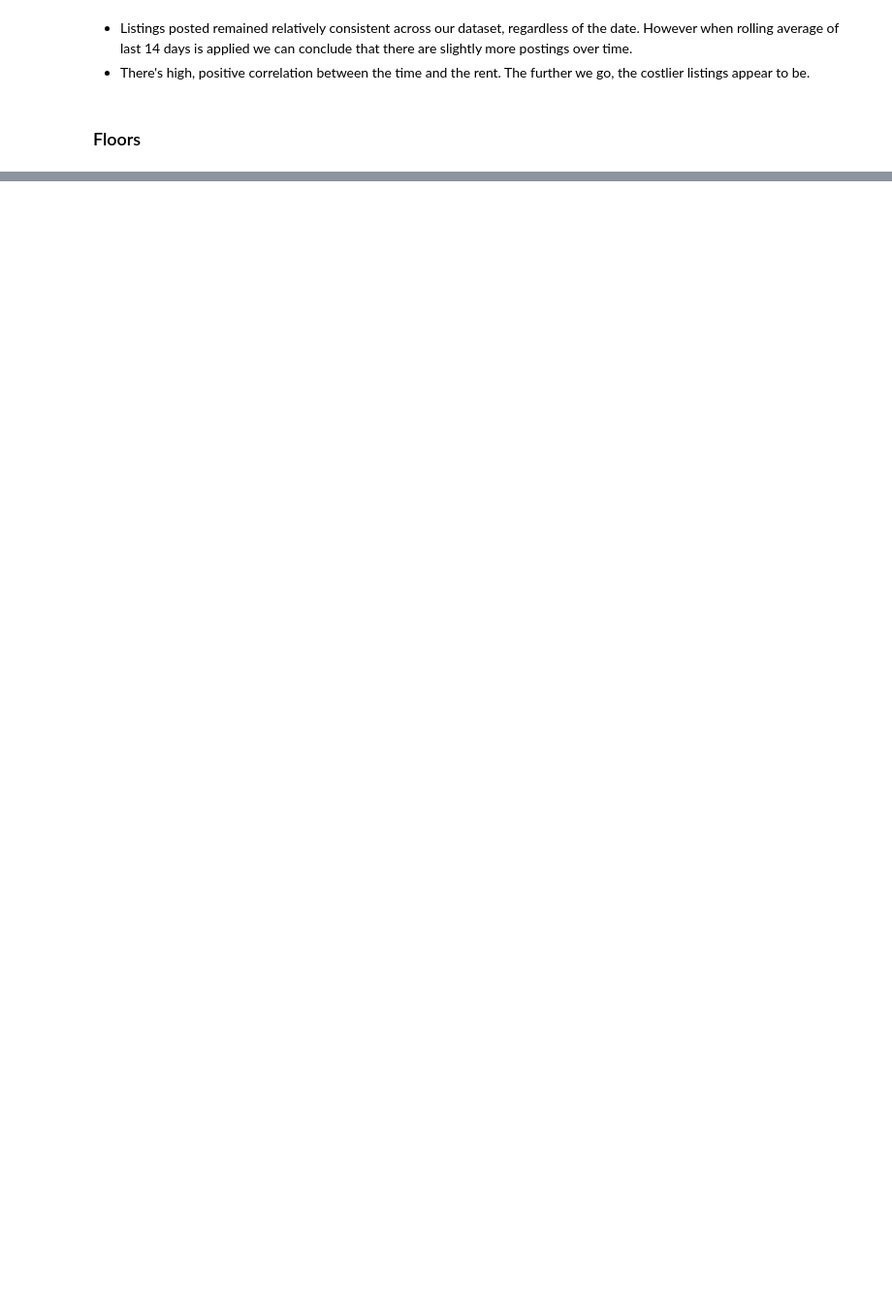
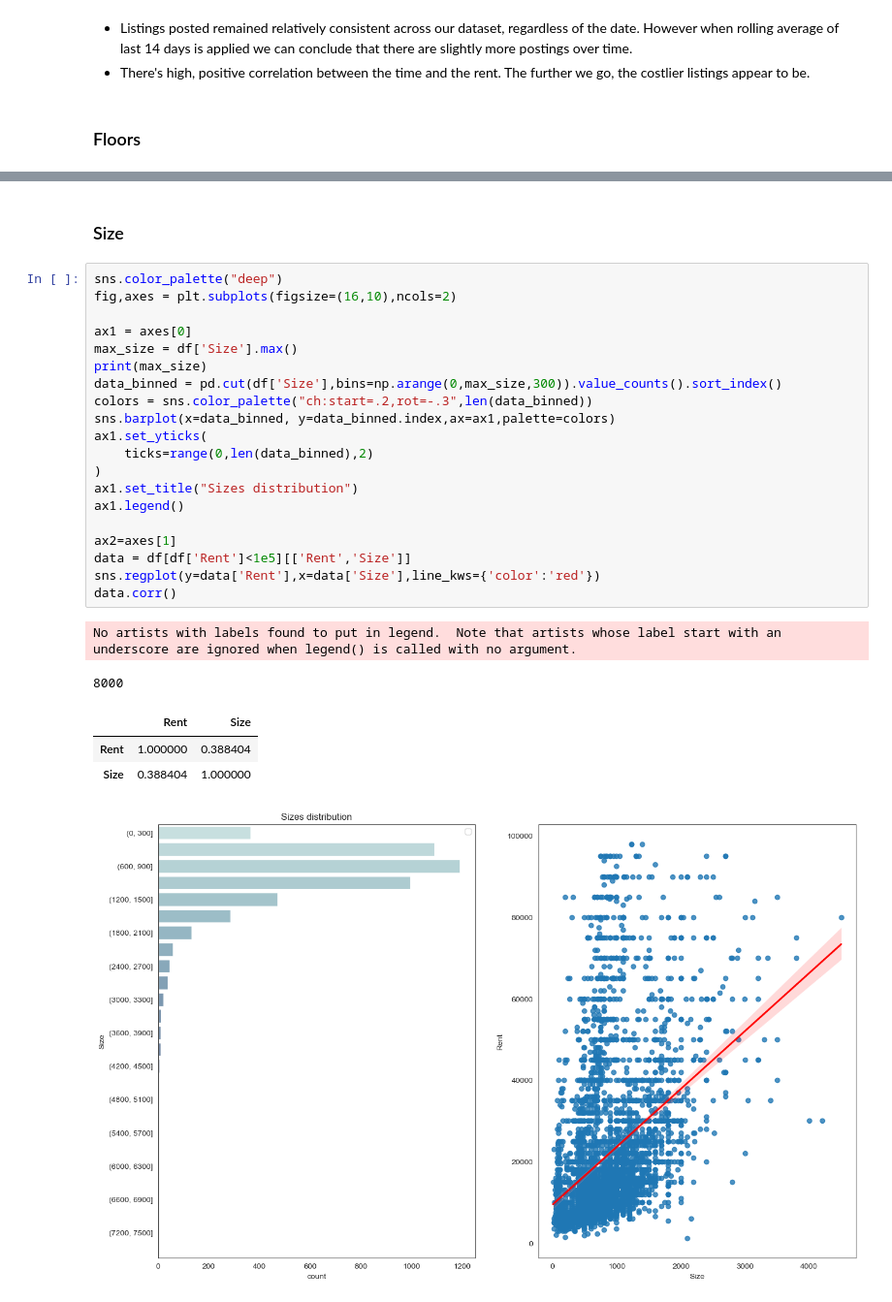
Before and after one commit to veektorf1/rent_prediction, a Jupyter notebook: Rent prediction.ipynb, the cells around one changed output, grey strips where cells are left out. Shown at 97% size. Saved outputs shown, nothing was run; the diff lists cells and outputs as text; blank space fills up the shorter version.

```diff
--- a/Rent prediction.ipynb
+++ b/Rent prediction.ipynb
@@ -286,0 +300,29 @@ Name: Rent, Length: 4743, dtype: int64
+# %% [markdown]
+### Size
+# %%
+sns.color_palette("deep")
+fig,axes = plt.subplots(figsize=(16,10),ncols=2)
+
+ax1 = axes[0]
+max_size = df['Size'].max()
+print(max_size)
+data_binned = pd.cut(df['Size'],bins=np.arange(0,max_size,300)).value_counts().sort_index()
+colors = sns.color_palette("ch:start=.2,rot=-.3",len(data_binned))
+sns.barplot(x=data_binned, y=data_binned.index,ax=ax1,palette=colors)
+ax1.set_yticks(
+    ticks=range(0,len(data_binned),2)
+)
+ax1.set_title("Sizes distribution")
+ax1.legend()
+
+ax2=axes[1]
+data = df[df['Rent']<1e5][['Rent','Size']]
+sns.regplot(y=data['Rent'],x=data['Size'],line_kws={'color':'red'})
+data.corr()
+# %% [output]
+No artists with labels found to put in legend.  Note that artists whose label start with an underscore are ignored when legend() is called with no argument.
+8000
+|  | Rent | Size |
+| Rent | 1.000000 | 0.388404 |
+| Size | 0.388404 | 1.000000 |
+[figure, added]
```
Also changed, not shown: parts of 15 cells of this notebook.
